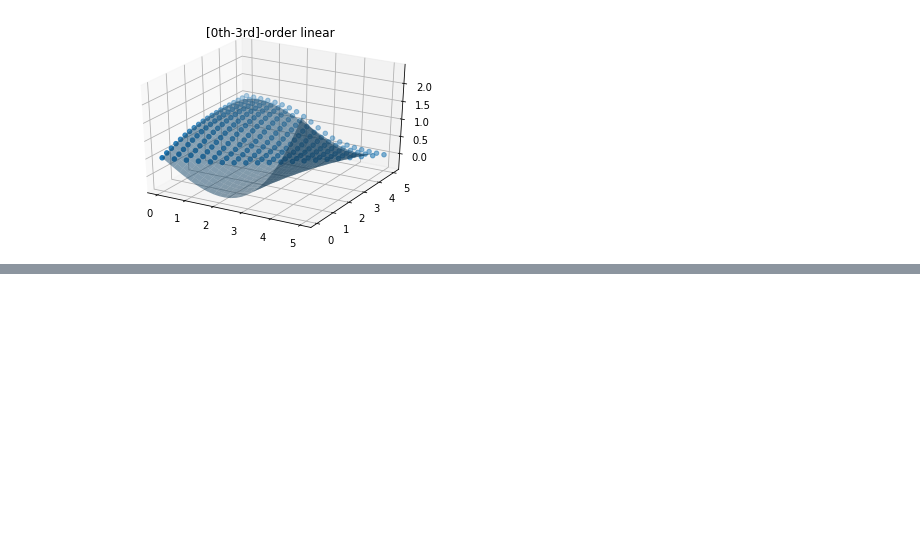
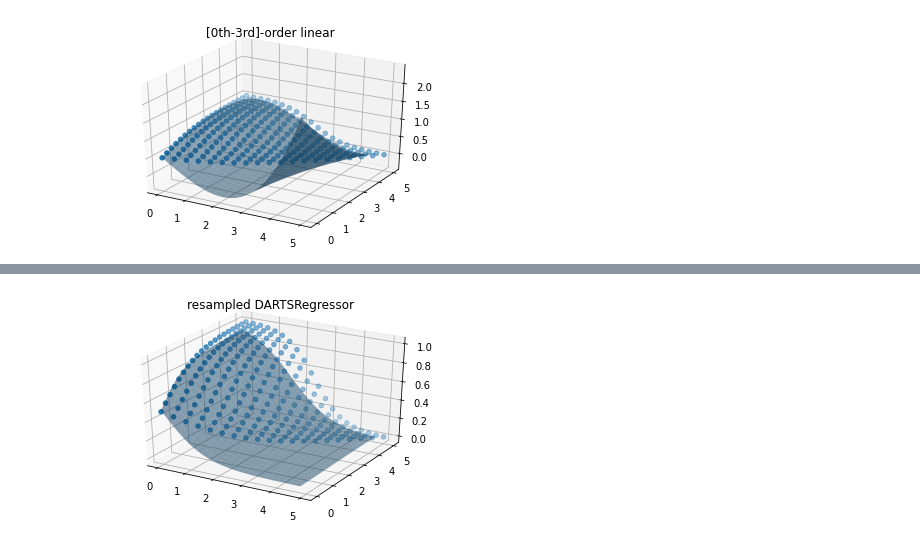
Before and after one commit to AutoResearch/autora, a Jupyter notebook: example/sklearn/darts/weber.ipynb, the cells around one changed output, grey strips where cells are left out. Saved outputs shown, nothing was run; the diff lists cells and outputs as text; code cells hidden in the pictures; blank space fills up the shorter version.

```diff
--- a/example/sklearn/darts/weber.ipynb
+++ b/example/sklearn/darts/weber.ipynb
@@ -126 +123,13 @@ Classifier from Edge 1: x.*(-3.0963)
 [drawing not drawn]
+# %%
+darts_estimator_tuned.set_params(
+    arch_updates_per_epoch=0,
+    param_updates_per_epoch=1000,
+    sampling_strategy="max",
+    max_epochs=1
+)
+darts_estimator_tuned.fit(X, y)
+show_results(estimator=darts_estimator_tuned, label="resampled DARTSRegressor")
+darts_estimator_tuned.visualize_model()
+# %% [output]
+[figure, added]
```
Also changed, not shown: parts of 3 cells of this notebook.
